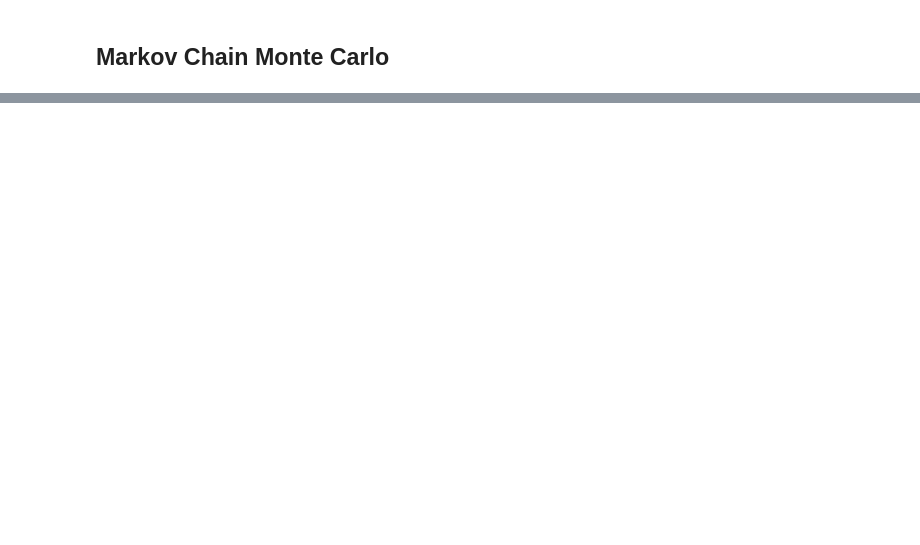
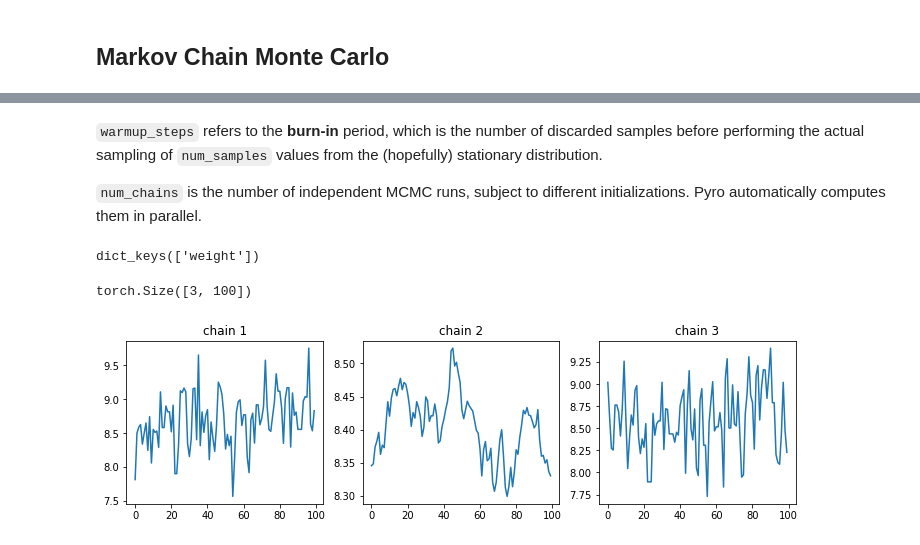
Before and after one commit to ginevracoal/statistical-machine-learning, a Jupyter notebook: notebooks/04_mcmc.ipynb, the cells around one changed output, grey strips where cells are left out. Cells and saved outputs as stored; diff of their text form; code cells hidden in the pictures; blank space fills up the shorter version.

```diff
--- a/notebooks/04_mcmc.ipynb
+++ b/notebooks/04_mcmc.ipynb
@@ -81,0 +54,4 @@ Text(0, 0.5, '#')
+# %%
+# condition the model on a single observation
+obs = torch.tensor(9.5)
+conditioned_scale = pyro.condition(scale, data={"measurement": obs})
@@ -81,0 +60,5 @@ Text(0, 0.5, '#')
+# %%
+def conditioned_scale(obs, guess=8.5):
+    weight = pyro.sample("weight", dist.Normal(guess, 1.))
+    measurement = pyro.sample("measurement", dist.Normal(weight, 1.), obs=obs)
+    return measurement
@@ -81,0 +81,33 @@ Text(0, 0.5, '#')
+# %%
+hmc_kernel = HMC(model=conditioned_scale) # transition kernel
+mcmc = MCMC(hmc_kernel, num_samples=500, warmup_steps=1000, num_chains=3)
+# %% [markdown]
+`warmup_steps` refers to the **burn-in** period, which is the number of discarded samples before performing the actual sampling of `num_samples` values from the (hopefully) stationary distribution.
+
+`num_chains` is the number of independent MCMC runs, subject to different initializations. Pyro automatically computes them in parallel.
+# %%
+# measurement observations
+obs = torch.tensor([8.2, 9.6, 7.8, 9.1])
+
+# posteriors
+posterior = mcmc.run(obs=obs)
+
+# dictionary of sampled values
+print(mcmc.get_samples().keys())
+# %% [output]
+dict_keys(['weight'])
+# %%
+# extracting weight samples and grouping them by chains
+mcmc_samples = mcmc.get_samples(group_by_chain=True)
+chains = mcmc_samples["weight"]
+
+n_chains, n_samples = chains.shape
+print(chains.shape)
+
+fig, ax = plt.subplots(1, n_chains, figsize=(12,3))
+for i, chain in enumerate(chains):
+    sns.lineplot(x=range(n_samples), y=chain, ax=ax[i])
+    ax[i].set_title("chain "+str(i+1))
+# %% [output]
+torch.Size([3, 100])
+[figure, added]
```
Also changed, not shown: parts of 33 cells of this notebook.
